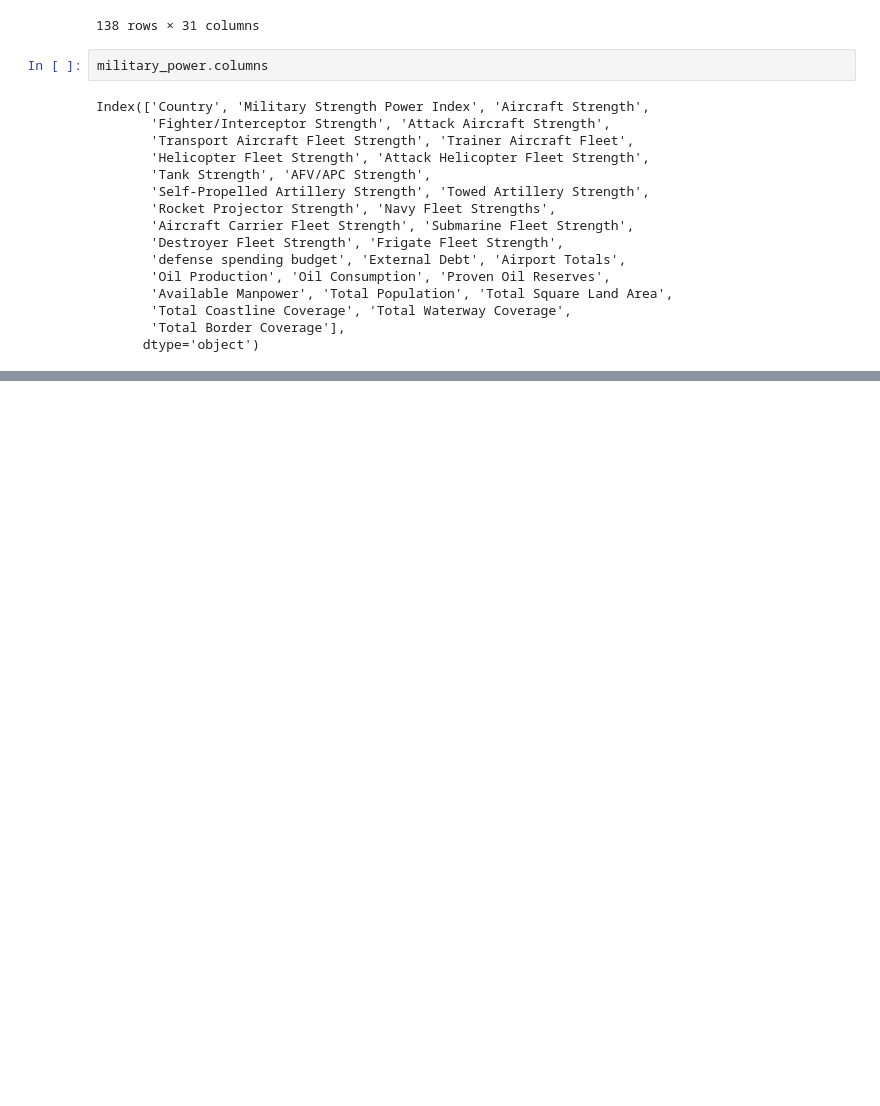
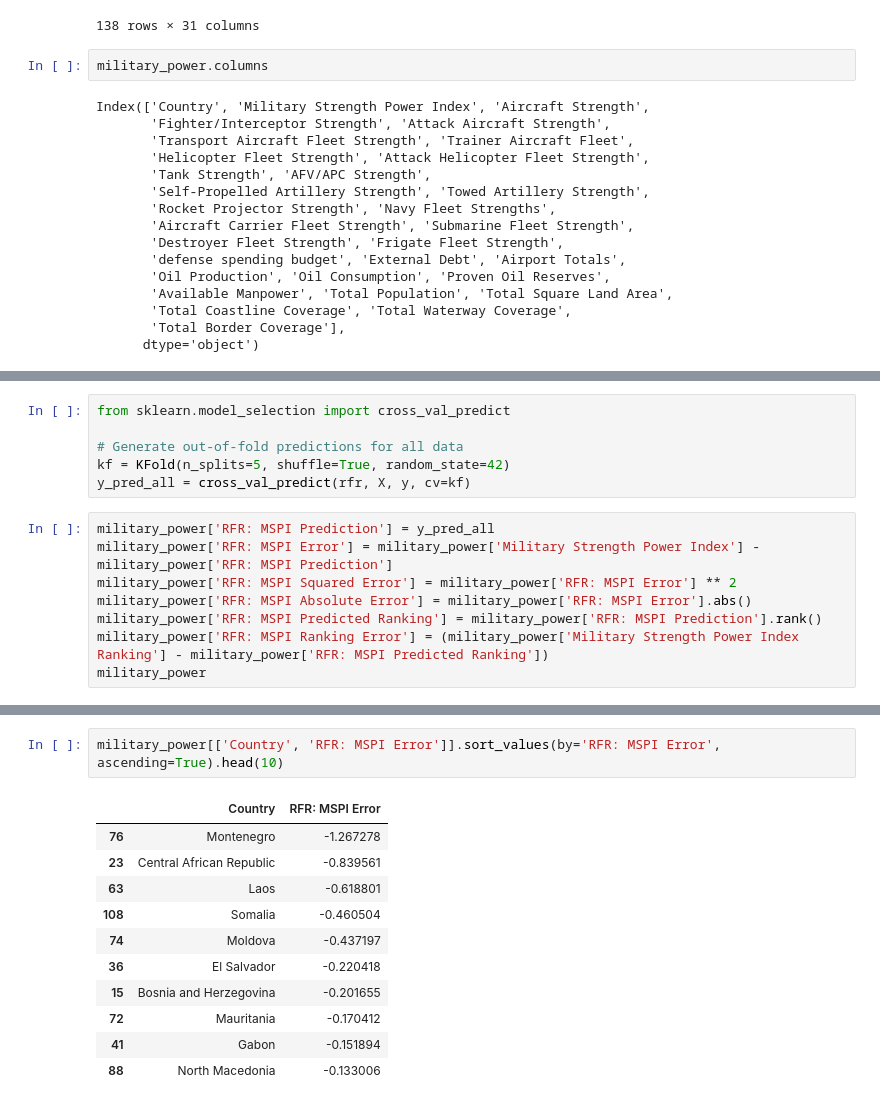
Before and after one commit to matthewcavanaugh96/magnimind, a Jupyter notebook: Military Power/Military Power.ipynb, the cells around one changed output, grey strips where cells are left out. Drawn from its saved outputs; the diff is of its cells as text; blank space fills up the shorter version.

```diff
--- a/Military Power/Military Power.ipynb
+++ b/Military Power/Military Power.ipynb
@@ -259,0 +214,14 @@ dtype: object
+# %%
+from sklearn.model_selection import cross_val_predict
+
+# Generate out-of-fold predictions for all data
+kf = KFold(n_splits=5, shuffle=True, random_state=42)
+y_pred_all = cross_val_predict(rfr, X, y, cv=kf)
+# %%
+military_power['RFR: MSPI Prediction'] = y_pred_all
+military_power['RFR: MSPI Error'] = military_power['Military Strength Power Index'] - military_power['RFR: MSPI Prediction']
+military_power['RFR: MSPI Squared Error'] = military_power['RFR: MSPI Error'] ** 2
+military_power['RFR: MSPI Absolute Error'] = military_power['RFR: MSPI Error'].abs()
+military_power['RFR: MSPI Predicted Ranking'] = military_power['RFR: MSPI Prediction'].rank()
+military_power['RFR: MSPI Ranking Error'] = (military_power['Military Strength Power Index Ranking'] - military_power['RFR: MSPI Predicted Ranking'])
+military_power
@@ -259,0 +242,14 @@ dtype: object
+# %%
+military_power[['Country', 'RFR: MSPI Error']].sort_values(by='RFR: MSPI Error', ascending=True).head(10)
+# %% [output]
+|  | Country | RFR: MSPI Error |
+| 76 | Montenegro | -1.267278 |
+| 23 | Central African Republic | -0.839561 |
+| 63 | Laos | -0.618801 |
+| 108 | Somalia | -0.460504 |
+| 74 | Moldova | -0.437197 |
+| 36 | El Salvador | -0.220418 |
+| 15 | Bosnia and Herzegovina | -0.201655 |
+| 72 | Mauritania | -0.170412 |
+| 41 | Gabon | -0.151894 |
+| 88 | North Macedonia | -0.133006 |
```
Also changed, not shown: parts of 17 cells of this notebook.
